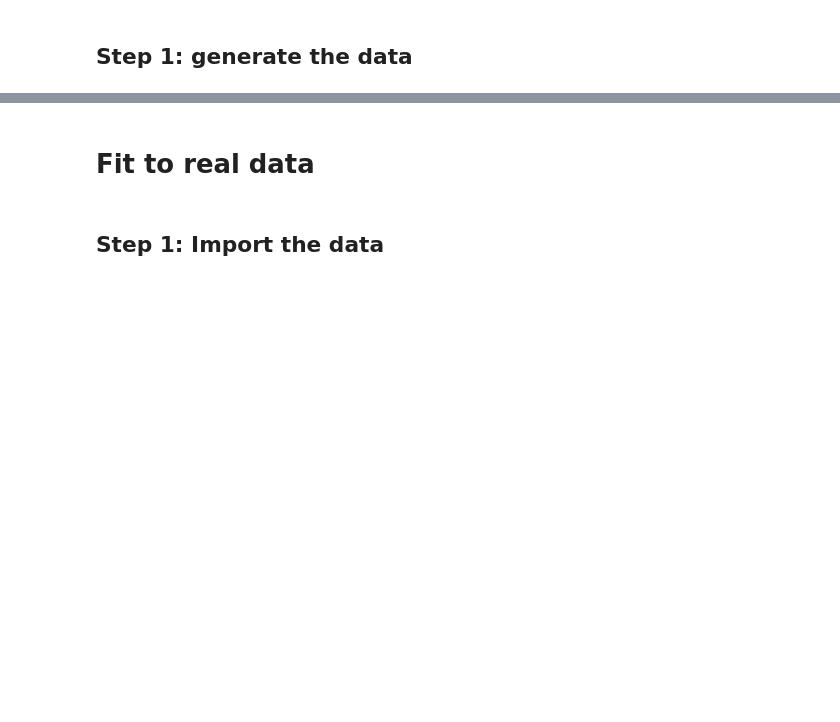
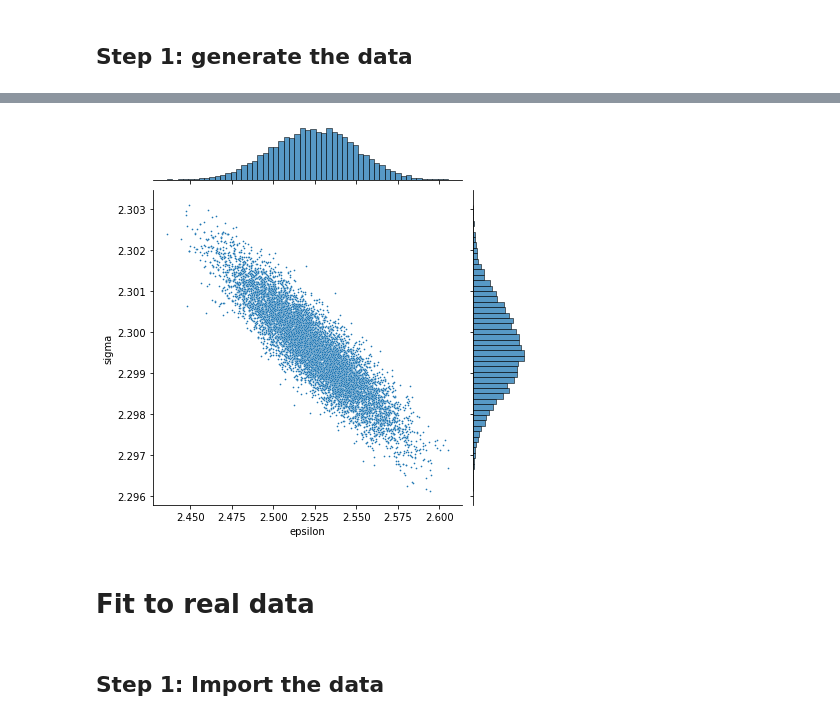
Before and after one commit to phys201/nc_AFM, a Jupyter notebook: documentation.ipynb, the cells around one changed output, grey strips where cells are left out. Cells and saved outputs as stored; diff of their text form; code cells hidden in the pictures; blank space fills up the shorter version.

```diff
--- a/documentation.ipynb
+++ b/documentation.ipynb
@@ -363,3 +421,7 @@ noise = 0.1 #nN
+# %%
+joint_kde = sns.jointplot(x='epsilon', y='sigma', data=lj_dataframe, kind='scatter', s=3)
+# %% [output]
+[figure, added]
 # %% [markdown]
 # Fit to real data
 # %% [markdown]
```
Also changed, not shown: parts of 15 cells of this notebook, 1 other file.
